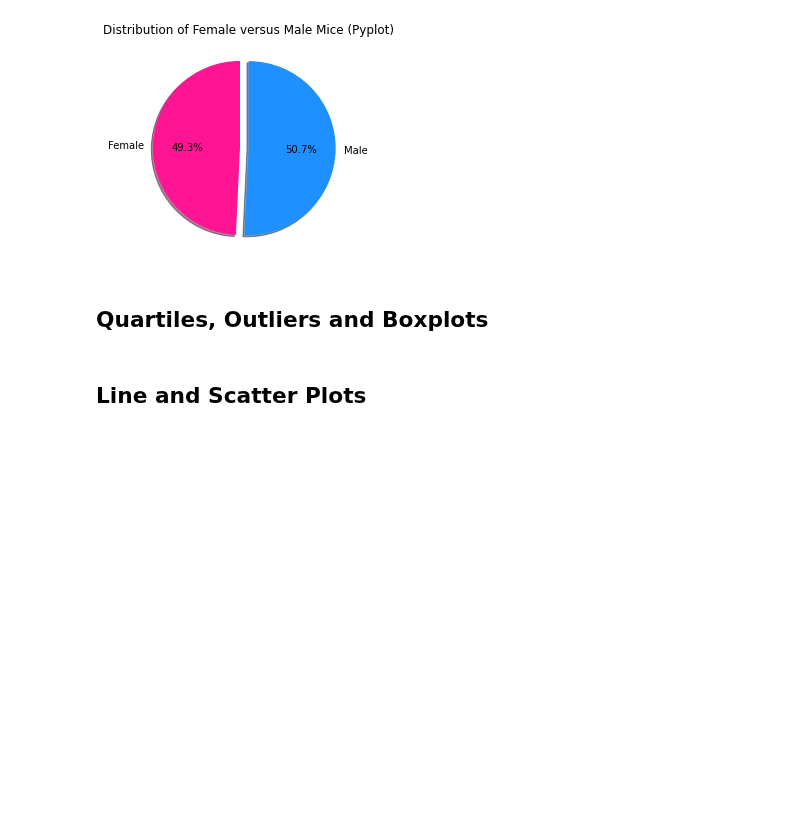
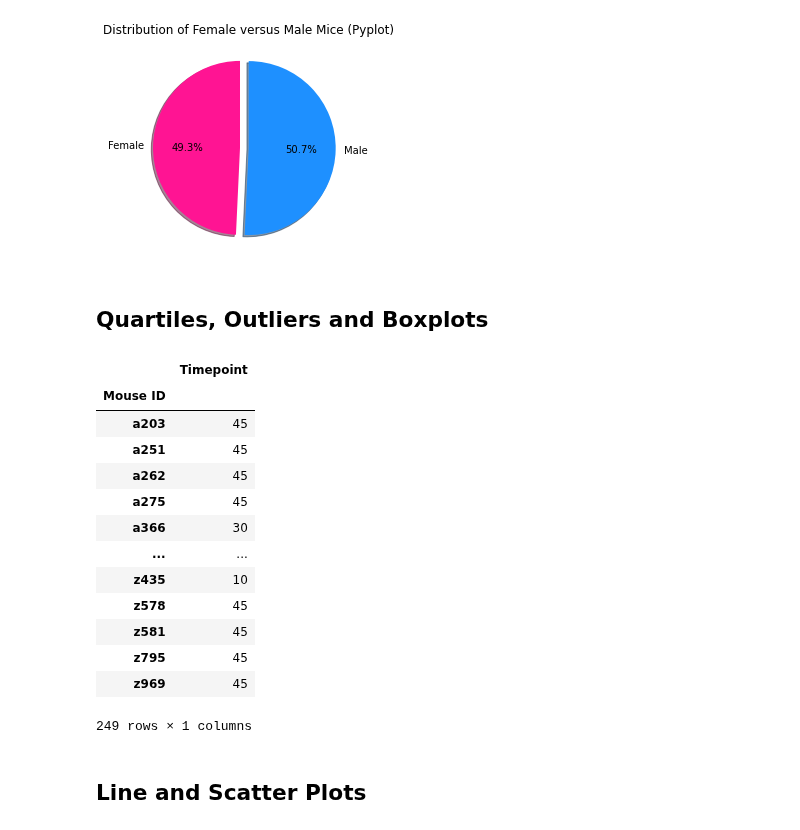
Before and after one commit to NathanJPotter/Matplotlib-challenge-np, a Jupyter notebook: Pymaceuticals/pymaceuticals_starter.ipynb, the cells around one changed output. Saved outputs shown, nothing was run; the diff lists cells and outputs as text; code cells hidden in the pictures; blank space fills up the shorter version.

Commit message:
Tumor vol at last timepoint (still trying)

```diff
--- a/Pymaceuticals/pymaceuticals_starter.ipynb
+++ b/Pymaceuticals/pymaceuticals_starter.ipynb
@@ -280,11 +280,39 @@ plt.title("Distribution of Female versus Male Mice (Pyplot)");
 # %%
 # Calculate the final tumor volume of each mouse across four of the treatment regimens:
 # Capomulin, Ramicane, Infubinol, and Ceftamin
 
 # Start by getting the last (greatest) timepoint for each mouse
+clean_mouse_study_df.head()
+each_mouse_df = clean_mouse_study_df.groupby("Mouse ID")
 
+# each_mouse_df = each_mouse_df.reset_index()
+# each_mouse_df = pd.DataFrame(each_mouse_df)
+each_mouse_df.count()
+
+max_timepoint_mouse_df = pd.DataFrame(each_mouse_df['Timepoint'].max())
+# # # max_timepoint_mouse_df = max_timepoint_mouse_df.reset_index()
+max_timepoint_mouse_df
 
 # Merge this group df with the original dataframe to get the tumor volume at the last timepoint
+# tumor_vol_max_timepoint_df = pd.merge(clean_mouse_study_df, max_timepoint_mouse_df, how='inner', on='Mouse ID')
+# tumor_vol_max_timepoint_df = clean_mouse_study_df[clean_mouse_study_df['Mouse ID'].isin(max_timepoint_mouse_df['Mouse ID'])]
+# # tumor_vol_max_timepoint_df = tumor_vol_max_timepoint_df[['Mouse ID_y', 'Tumor Volume (mm3)']]
+# tumor_vol_max_timepoint_df
+# %% [output]
+|  | Timepoint |
+| Mouse ID |  |
+| a203 | 45 |
+| a251 | 45 |
+| a262 | 45 |
+| a275 | 45 |
+| a366 | 30 |
+| ... | ... |
+| z435 | 10 |
+| z578 | 45 |
+| z581 | 45 |
+| z795 | 45 |
+| z969 | 45 |
+249 rows × 1 columns
 # %%
 # Put treatments into a list for for loop (and later for plot labels)
 
```
